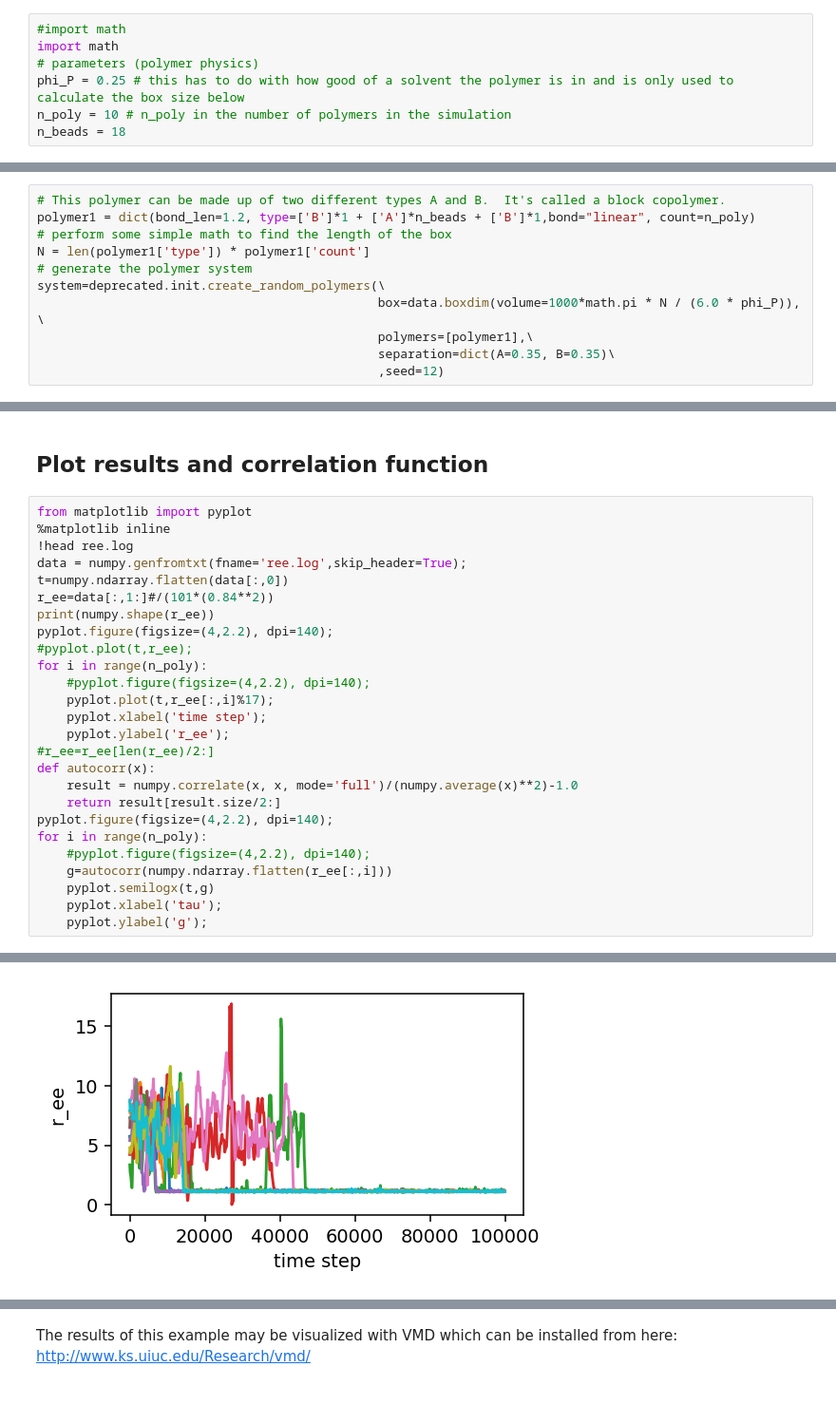
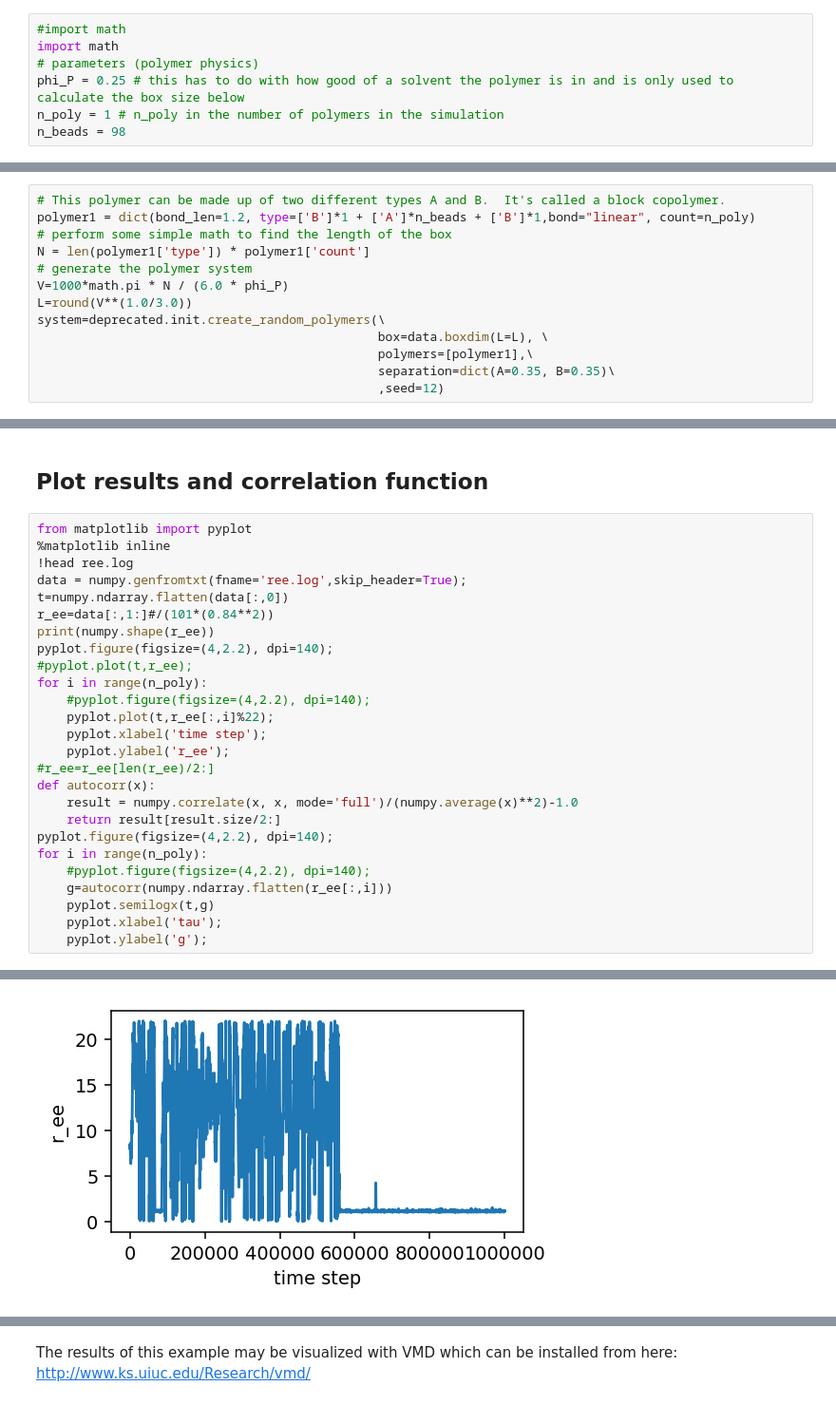
Before and after one commit to mikemhenry/Human-Genome-Model, a Jupyter notebook: create random polymer loop.ipynb, the cells around one changed output, grey strips where cells are left out. Shown at 95% size. Saved outputs shown, nothing was run; the diff lists cells and outputs as text.

```diff
--- a/create random polymer loop.ipynb
+++ b/create random polymer loop.ipynb
@@ -44,8 +44,8 @@ HOOMD-blue is running on the CPU
 import math
 # parameters (polymer physics)
 phi_P = 0.25 # this has to do with how good of a solvent the polymer is in and is only used to calculate the box size below
-n_poly = 10 # n_poly in the number of polymers in the simulation
-n_beads = 18
+n_poly = 1 # n_poly in the number of polymers in the simulation
+n_beads = 98
 # %% [markdown]
 ## Define the polymer
 # %%
@@ -54,8 +54,10 @@ polymer1 = dict(bond_len=1.2, type=['B']*1 + ['A']*n_beads + ['B']*1,bond="linea
 # perform some simple math to find the length of the box
 N = len(polymer1['type']) * polymer1['count']
 # generate the polymer system
+V=1000*math.pi * N / (6.0 * phi_P)
+L=round(V**(1.0/3.0))
 system=deprecated.init.create_random_polymers(\
-                                              box=data.boxdim(volume=1000*math.pi * N / (6.0 * phi_P)), \
+                                              box=data.boxdim(L=L), \
                                               polymers=[polymer1],\
                                               separation=dict(A=0.35, B=0.35)\
                                               ,seed=12)
@@ -145,7 +146,7 @@ pyplot.figure(figsize=(4,2.2), dpi=140);
 #pyplot.plot(t,r_ee);
 for i in range(n_poly):
     #pyplot.figure(figsize=(4,2.2), dpi=140);
-    pyplot.plot(t,r_ee[:,i]%17);
+    pyplot.plot(t,r_ee[:,i]%22);
     pyplot.xlabel('time step');
     pyplot.ylabel('r_ee');
 #r_ee=r_ee[len(r_ee)/2:]
@@ -174 +175 @@ timestep        p1      p2      p3      p4      p5      p6      p7      p8
-[figure, old version]
+[figure, new version]
```
Also changed, not shown: parts of 5 cells of this notebook, 1 other file.
